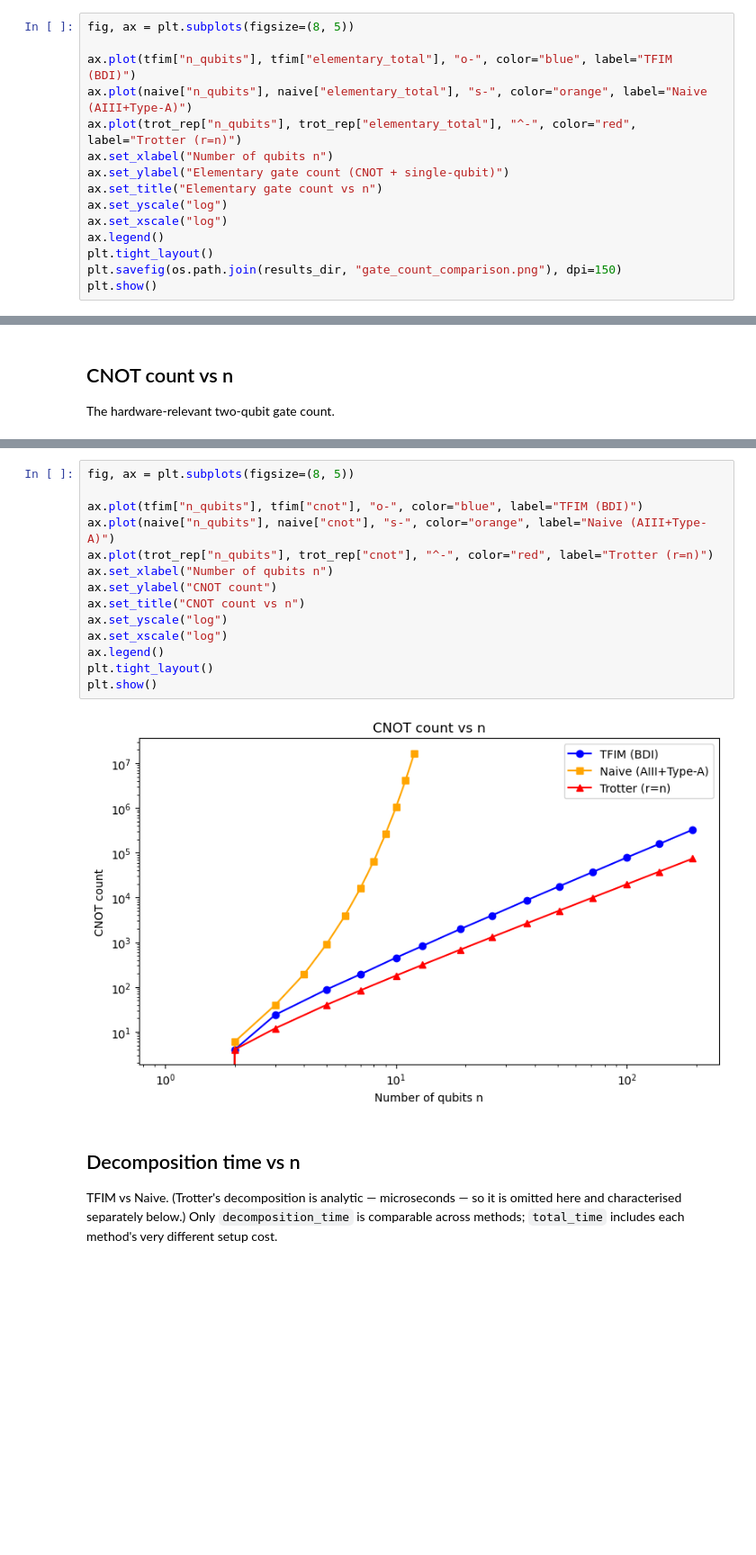
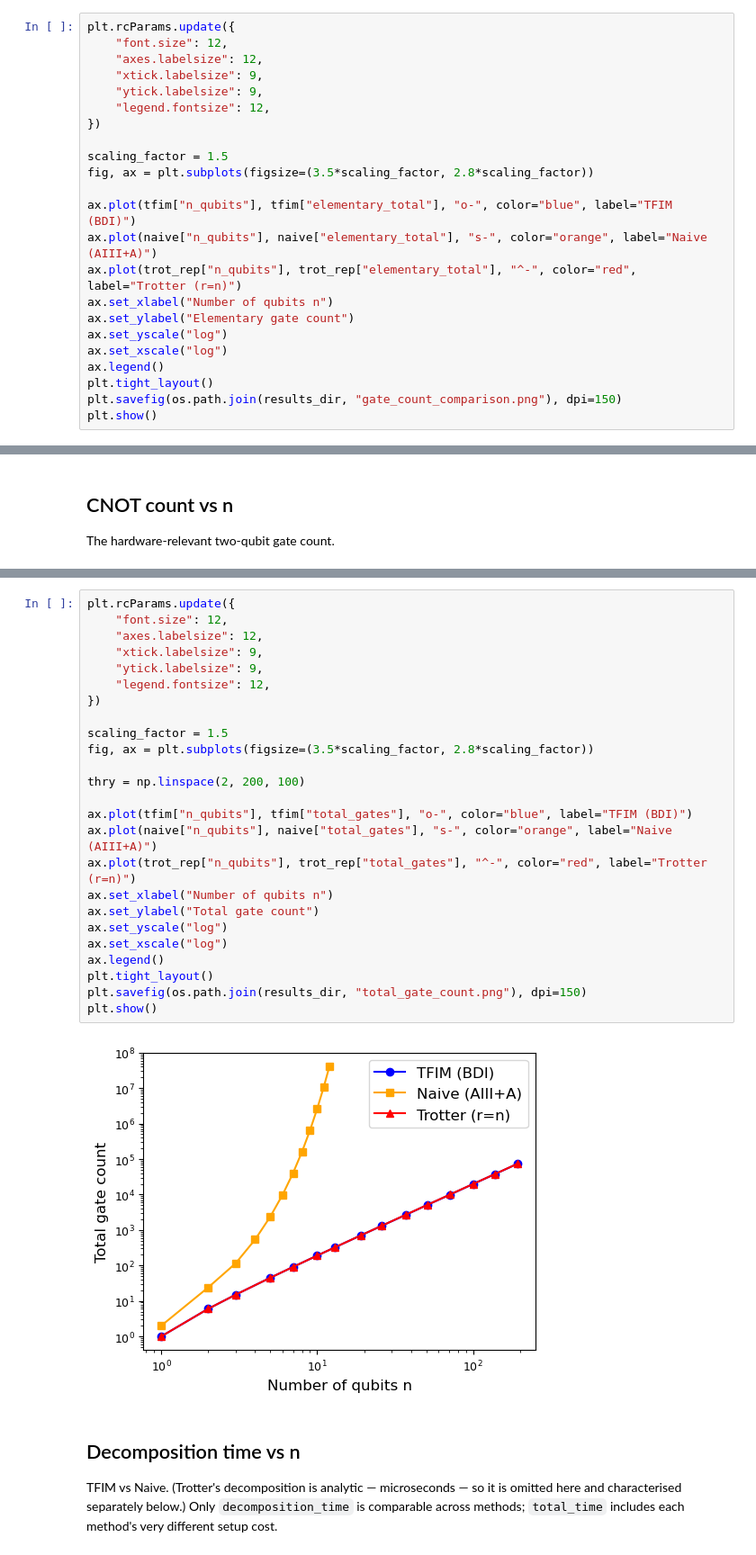
Before and after one commit to yangliu141/tfim-unitary-synthesis, a Jupyter notebook: Results/visualisations.ipynb, the cells around one changed output, grey strips where cells are left out. Shown at 90% size. Drawn from its saved outputs; the diff is of its cells as text; blank space fills up the shorter version.

```diff
--- a/Results/visualisations.ipynb
+++ b/Results/visualisations.ipynb
@@ -49,14 +71,22 @@ Naive   : 12 rows
 ## Elementary gate count vs n
 TFIM (BDI) vs Naive (AIII+Type-A), with Trotter at the representative depth r = n.
 # %%
-fig, ax = plt.subplots(figsize=(8, 5))
+plt.rcParams.update({
+    "font.size": 12,
+    "axes.labelsize": 12,
+    "xtick.labelsize": 9,
+    "ytick.labelsize": 9,
+    "legend.fontsize": 12,
+})
+
+scaling_factor = 1.5
+fig, ax = plt.subplots(figsize=(3.5*scaling_factor, 2.8*scaling_factor))
 
 ax.plot(tfim["n_qubits"], tfim["elementary_total"], "o-", color="blue", label="TFIM (BDI)")
-ax.plot(naive["n_qubits"], naive["elementary_total"], "s-", color="orange", label="Naive (AIII+Type-A)")
+ax.plot(naive["n_qubits"], naive["elementary_total"], "s-", color="orange", label="Naive (AIII+A)")
 ax.plot(trot_rep["n_qubits"], trot_rep["elementary_total"], "^-", color="red", label="Trotter (r=n)")
 ax.set_xlabel("Number of qubits n")
-ax.set_ylabel("Elementary gate count (CNOT + single-qubit)")
-ax.set_title("Elementary gate count vs n")
+ax.set_ylabel("Elementary gate count")
 ax.set_yscale("log")
 ax.set_xscale("log")
 ax.legend()
@@ -71,19 +133,30 @@ The hardware-relevant two-qubit gate count.
 # %%
-fig, ax = plt.subplots(figsize=(8, 5))
+plt.rcParams.update({
+    "font.size": 12,
+    "axes.labelsize": 12,
+    "xtick.labelsize": 9,
+    "ytick.labelsize": 9,
+    "legend.fontsize": 12,
+})
 
-ax.plot(tfim["n_qubits"], tfim["cnot"], "o-", color="blue", label="TFIM (BDI)")
-ax.plot(naive["n_qubits"], naive["cnot"], "s-", color="orange", label="Naive (AIII+Type-A)")
-ax.plot(trot_rep["n_qubits"], trot_rep["cnot"], "^-", color="red", label="Trotter (r=n)")
+scaling_factor = 1.5
+fig, ax = plt.subplots(figsize=(3.5*scaling_factor, 2.8*scaling_factor))
+
+thry = np.linspace(2, 200, 100)
+
+ax.plot(tfim["n_qubits"], tfim["total_gates"], "o-", color="blue", label="TFIM (BDI)")
+ax.plot(naive["n_qubits"], naive["total_gates"], "s-", color="orange", label="Naive (AIII+A)")
+ax.plot(trot_rep["n_qubits"], trot_rep["total_gates"], "^-", color="red", label="Trotter (r=n)")
 ax.set_xlabel("Number of qubits n")
-ax.set_ylabel("CNOT count")
-ax.set_title("CNOT count vs n")
+ax.set_ylabel("Total gate count")
 ax.set_yscale("log")
 ax.set_xscale("log")
 ax.legend()
 plt.tight_layout()
+plt.savefig(os.path.join(results_dir, "total_gate_count.png"), dpi=150)
 plt.show()
 # %% [output]
-[figure, old version]
+[figure, new version]
 # %% [markdown]
 ## Decomposition time vs n
 TFIM vs Naive. (Trotter's decomposition is analytic — microseconds — so it is omitted here
```
Also changed, not shown: parts of 10 cells of this notebook, 11 other files.
